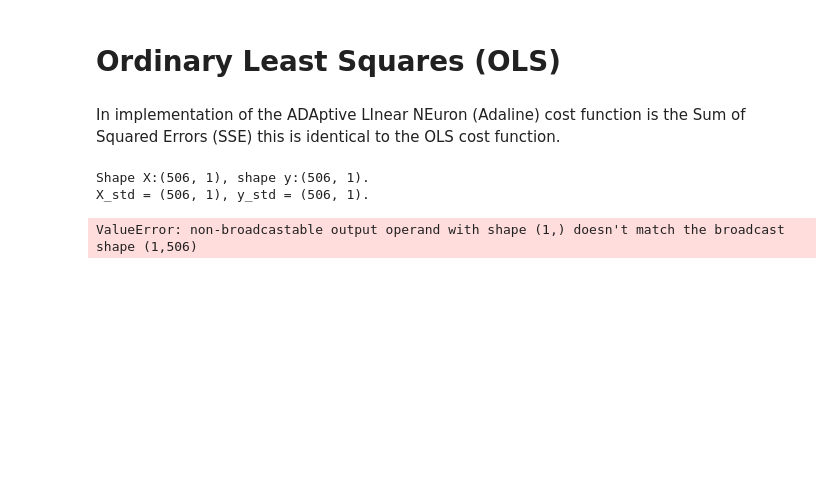
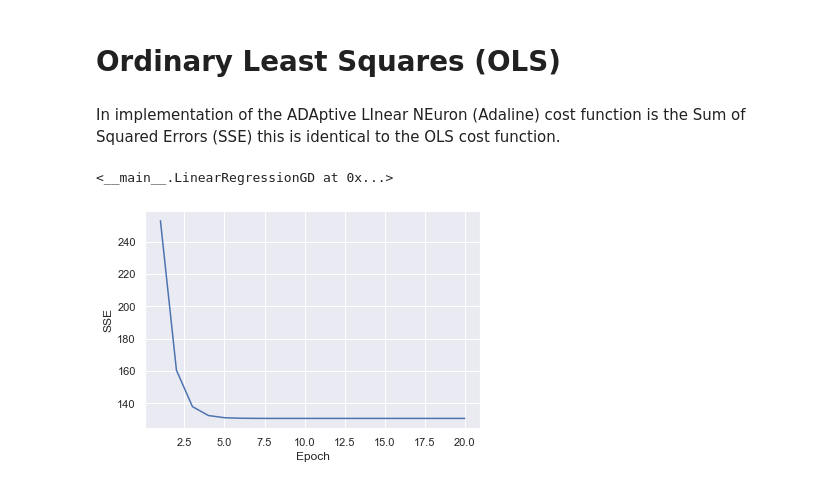
Before and after one commit to BioWar/Python-Machine-Learning, a Jupyter notebook: Predicting Continuous Target Variables with Regression Analysis.ipynb, the cells around one changed output. Drawn from its saved outputs; the diff is of its cells as text; code cells hidden in the pictures; blank space fills up the shorter version.

Commit message:
Continuation of the code from chapter 10
Such subtopics added: MSE, Regularized methods for regression, Nonlinear and random forests.

```diff
--- a/Predicting Continuous Target Variables with Regression Analysis.ipynb
+++ b/Predicting Continuous Target Variables with Regression Analysis.ipynb
@@ -82,18 +110,17 @@ class LinearRegressionGD(object):
     def fit(self, X, y):
         self.w_ = np.zeros(1 + X.shape[1])
         self.cost_ = []
-
         for i in range(self.n_iter):
             output = self.net_input(X)
             errors = (y - output)
-            self.w_[1:] = self.w_[1:] + self.eta * X.T.dot(errors)
-            self.w_[0] = self.w_[0] + self.eta * errors.sum()
+            self.w_[1] += self.eta * X.T.dot(errors)
+            self.w_[0] += self.eta * errors.sum()
             cost = (errors**2).sum() / 2.0
             self.cost_.append(cost)
         return self
 
     def net_input(self, X):
-        return np.dot(X, self.w_[1:]) + self.w_[0]
+        return X.dot(self.w_[1]) + self.w_[0]
 
     def predict(self, X):
         return self.net_input(X)
@@ -123,17 +127,16 @@ class LinearRegression:
 # %%
 X = df[['RM']].values
 y = df['MEDV'].values.reshape(-1, 1)
-print(f'Shape X:{X.shape}, shape y:{y.shape}.')
 
+import numpy as np
 from sklearn.preprocessing import StandardScaler
+from sklearn.linear_model import LinearRegression
+
 sc_x = StandardScaler()
 sc_y = StandardScaler()
 X_std = sc_x.fit_transform(X)
 y_std = sc_y.fit_transform(y)
-print(f'X_std = {X_std.shape}, y_std = {y_std.shape}.')
-lr = LinearRegression()
-lr.fit(X_std, y_std, n_iter=20, lr=0.001)
+lr = LinearRegressionGD()
+lr.fit(X_std, y_std)
 # %% [output]
-Shape X:(506, 1), shape y:(506, 1).
-X_std = (506, 1), y_std = (506, 1).
+<__main__.LinearRegressionGD at 0x...>
-ValueError: non-broadcastable output operand with shape (1,) doesn't match the broadcast shape (1,506)
@@ -145,3 +143,10 @@ def lin_regplot(X, y, model):
+# %%
+plt.plot(range(1, lr.n_iter + 1), lr.cost_)
+plt.ylabel('SSE')
+plt.xlabel('Epoch')
+plt.show()
+# %% [output]
+[figure, added]
 # %%
 from sklearn.linear_model import LinearRegression
 slr = LinearRegression()
```
Also changed, not shown: parts of 43 cells of this notebook.
